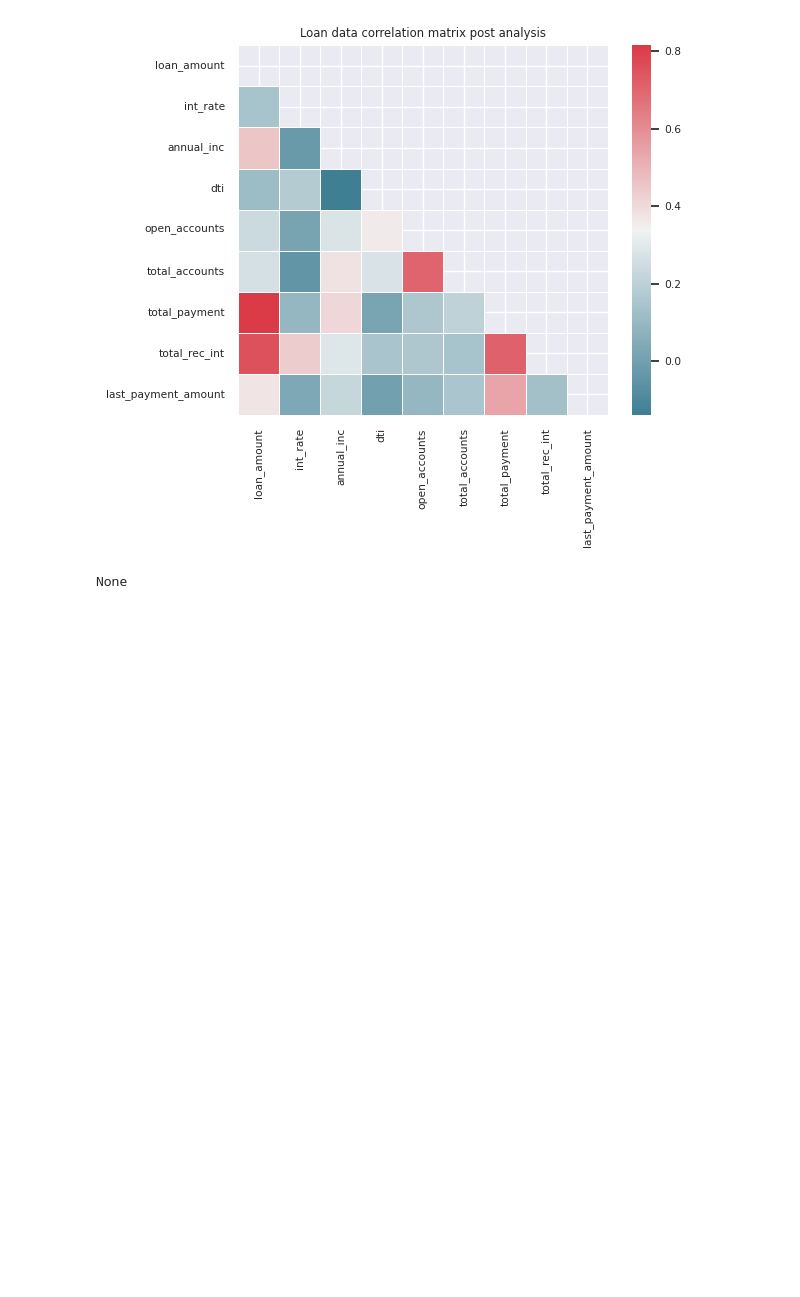
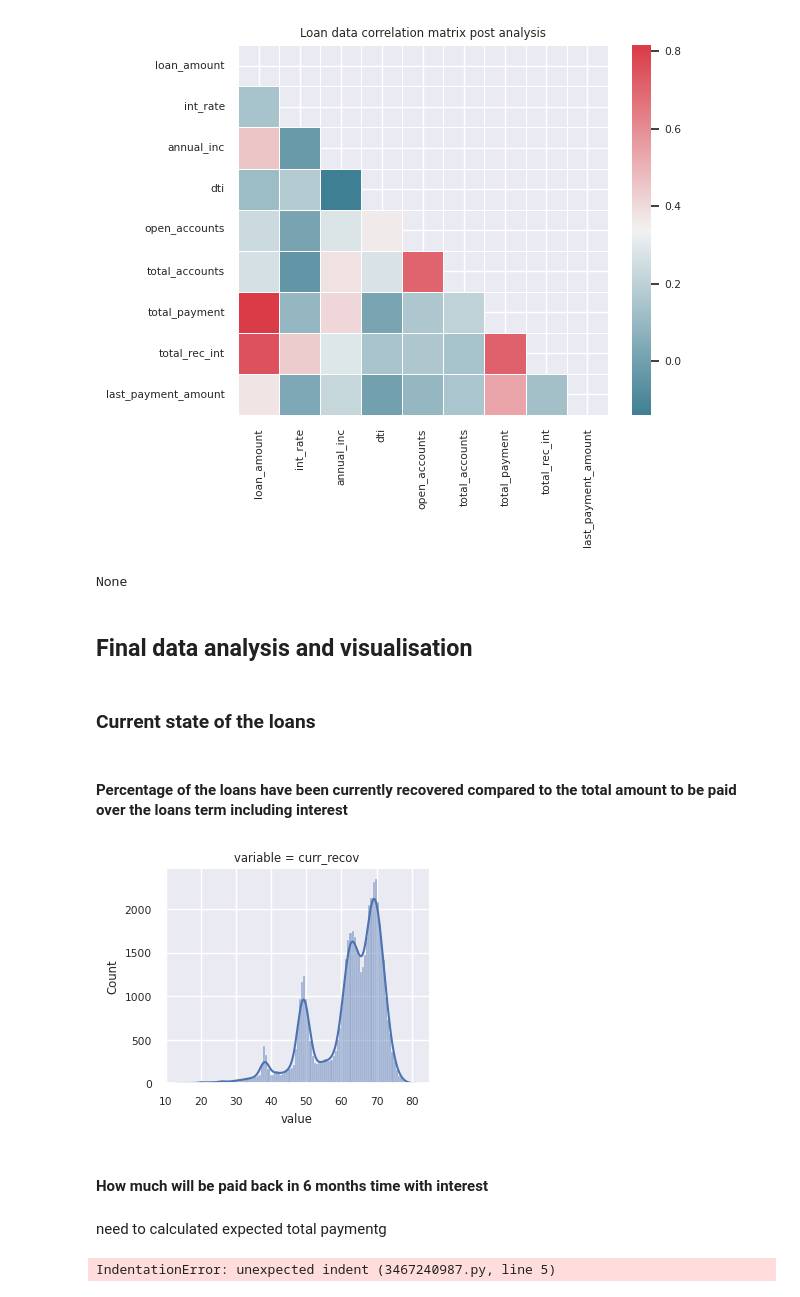
Before and after one commit to drsimonturega/Exploratory-Data-Analysis---Customer-Loans-in-Finance, a Jupyter notebook: EDA.ipynb, the cells around one changed output. Saved outputs shown, nothing was run; the diff lists cells and outputs as text; code cells hidden in the pictures; blank space fills up the shorter version.

```diff
--- a/EDA.ipynb
+++ b/EDA.ipynb
@@ -358,9 +373,11 @@ transf.drop_col(df_tran, ["mths_since_last_record"])
 #### Impute null values repaced by median or mean
 # %%
 # Impute null values with median
-df_tran_new = transf.inpute_df_median_col(df_tran,["term", "employment_length", "collections_12_mths_ex_med"])
+df_tran_new = transf.inpute_df_median_col(df_tran,["term",
+    "employment_length", "collections_12_mths_ex_med"])
 # Impute null values with mean
-df_tran_new = transf.inpute_df_mean_col(df_tran_new, ["funded_amount", "int_rate"])
+df_tran_new = transf.inpute_df_mean_col(df_tran_new, ["funded_amount",
+    "int_rate"])
 # %% [markdown]
 #### Impute null dates with a selected alternative
 # %%
@@ -616,7 +660,8 @@ Length of categorical_features = 19
 # %%
 df_tran_new = transf.rm_zero_val_outlier(df_tran_new, ["total_payment_inv"])
 # %%
-df_tran_new = transf.rm_max_val_outlier(df_tran_new, ["total_rec_prncp", "funded_amount"])
+df_tran_new = transf.rm_max_val_outlier(df_tran_new, ["total_rec_prncp",
+    "funded_amount"])
 # %% [output]
 total_rec_prncp max is 96.11644197763565
  df length = 54082
@@ -662,3 +708,35 @@ px.imshow(temp_f.corr(), title="Loan data correlation matrix post analysis")
 # %% [output]
 [figure]
 None
+# %% [markdown]
+## Final data analysis and visualisation
+# %% [markdown]
+### Current state of the loans
+# %% [markdown]
+#### Percentage of the loans have been currently recovered compared to the total amount to be paid over the loans term including interest
+# %%
+df_tran_new['curr_recov'] = (df_tran_new['total_payment']  / (
+    (df_tran_new['loan_amount']) + (df_tran_new['term'] * (
+    (df_tran_new['loan_amount']) * (df_tran_new['int_rate']
+    / 100) / 12)))) *100
+my_plotter.grid_hist_kde(df_tran_new, ['curr_recov'])
+# %% [output]
+[figure, added]
+# %% [markdown]
+#### How much will be paid back in 6 months time with interest
+# %% [markdown]
+need to calculated expected total paymentg
+# %%
+
+# need to calculated expected total payment
+df_tran_new['exp_total_int'] = (((df_tran_new['term'] / 12) * (
+    (df_tran_new['int_rate']) / 100)) * df_tran_new['loan_amount'])
+df_tran_new['exp_total_payment'] = df_tran_new['loan_amount']
+    + df_tran_new['exp_total_int']
+df_tran_new['rem_mnths_est'] = ((df_tran_new['exp_total_payment']
+    - df_tran_new['total_payment'] + df_tran_new['total_rec_late_fee'])
+    / df_tran_new['instalment']).round().astype(int)
+my_plotter.grid_hist_kde(df_tran_new, ['exp_total_payment',
+    'exp_total_int', 'rem_mnths_est', 'funded_amount'])
+# %% [output]
+IndentationError: unexpected indent (3467240987.py, line 5)
```
Also changed, not shown: parts of 47 cells of this notebook, 5 other files.
